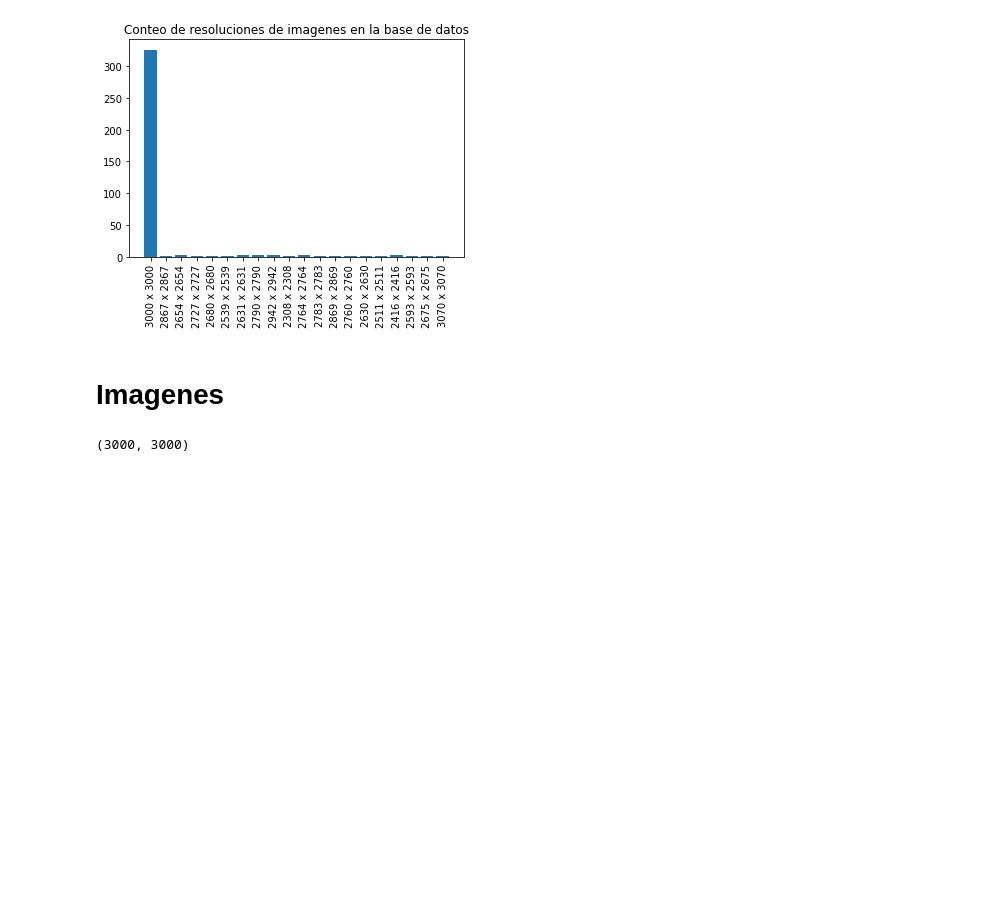
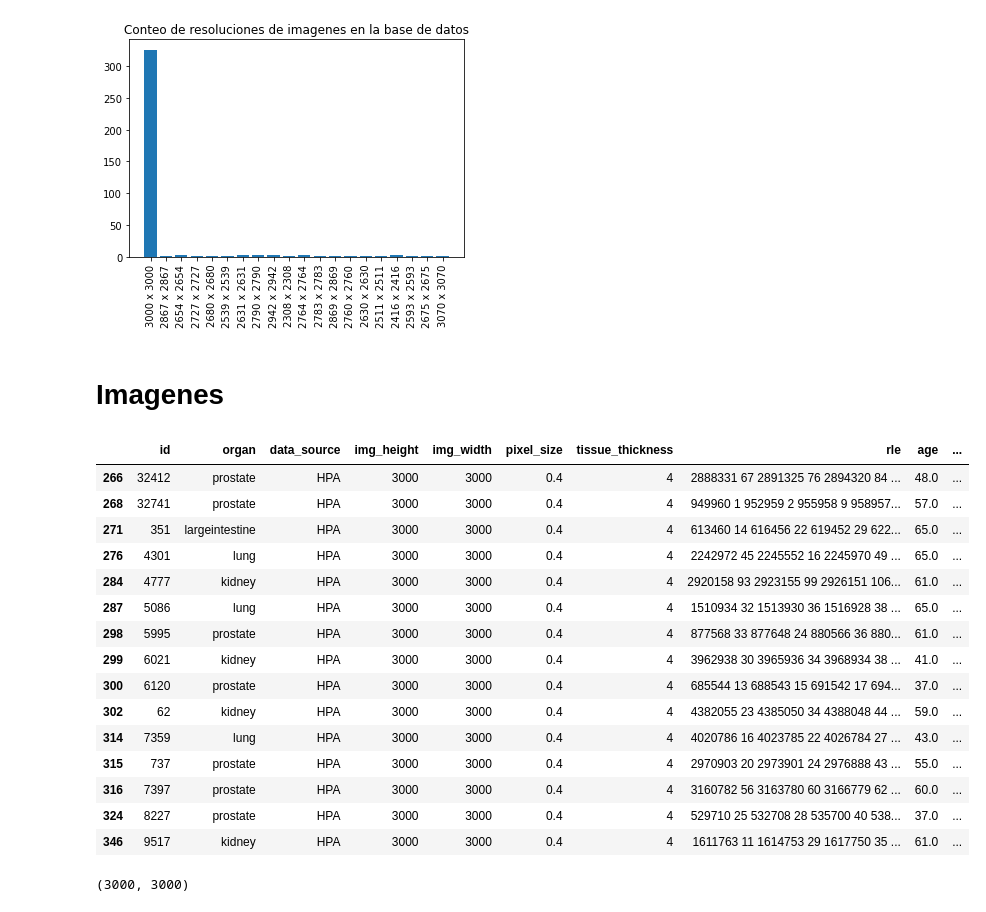
Before and after one commit to Bato007/PRJ2_DS, a Jupyter notebook: main.ipynb, the cells around one changed output. Cells and saved outputs as stored; diff of their text form; code cells hidden in the pictures; blank space fills up the shorter version.

```diff
--- a/main.ipynb
+++ b/main.ipynb
@@ -173,6 +173,25 @@ plt.show()
 [figure]
 # %% [markdown]
 # Imagenes
+# %%
+train[train["id"].isin([62, 351, 4301, 5995, 6021, 6120, 7397, 8227, 7359, 32741, 9517, 737, 4777, 5086, 32412])]
+# %% [output]
+|  | id | organ | data_source | img_height | img_width | pixel_size | tissue_thickness | rle | age | ... |
+| 266 | 32412 | prostate | HPA | 3000 | 3000 | 0.4 | 4 | 2888331 67 2891325 76 2894320 84 ... | 48.0 | ... |
+| 268 | 32741 | prostate | HPA | 3000 | 3000 | 0.4 | 4 | 949960 1 952959 2 955958 9 958957... | 57.0 | ... |
+| 271 | 351 | largeintestine | HPA | 3000 | 3000 | 0.4 | 4 | 613460 14 616456 22 619452 29 622... | 65.0 | ... |
+| 276 | 4301 | lung | HPA | 3000 | 3000 | 0.4 | 4 | 2242972 45 2245552 16 2245970 49 ... | 65.0 | ... |
+| 284 | 4777 | kidney | HPA | 3000 | 3000 | 0.4 | 4 | 2920158 93 2923155 99 2926151 106... | 61.0 | ... |
+| 287 | 5086 | lung | HPA | 3000 | 3000 | 0.4 | 4 | 1510934 32 1513930 36 1516928 38 ... | 65.0 | ... |
+| 298 | 5995 | prostate | HPA | 3000 | 3000 | 0.4 | 4 | 877568 33 877648 24 880566 36 880... | 61.0 | ... |
+| 299 | 6021 | kidney | HPA | 3000 | 3000 | 0.4 | 4 | 3962938 30 3965936 34 3968934 38 ... | 41.0 | ... |
+| 300 | 6120 | prostate | HPA | 3000 | 3000 | 0.4 | 4 | 685544 13 688543 15 691542 17 694... | 37.0 | ... |
+| 302 | 62 | kidney | HPA | 3000 | 3000 | 0.4 | 4 | 4382055 23 4385050 34 4388048 44 ... | 59.0 | ... |
+| 314 | 7359 | lung | HPA | 3000 | 3000 | 0.4 | 4 | 4020786 16 4023785 22 4026784 27 ... | 43.0 | ... |
+| 315 | 737 | prostate | HPA | 3000 | 3000 | 0.4 | 4 | 2970903 20 2973901 24 2976888 43 ... | 55.0 | ... |
+| 316 | 7397 | prostate | HPA | 3000 | 3000 | 0.4 | 4 | 3160782 56 3163780 60 3166779 62 ... | 60.0 | ... |
+| 324 | 8227 | prostate | HPA | 3000 | 3000 | 0.4 | 4 | 529710 25 532708 28 535700 40 538... | 37.0 | ... |
+| 346 | 9517 | kidney | HPA | 3000 | 3000 | 0.4 | 4 | 1611763 11 1614753 29 1617750 35 ... | 61.0 | ... |
 # %%
 from torch.utils.data import Dataset
 def mask2rle(img): # encoder
```
